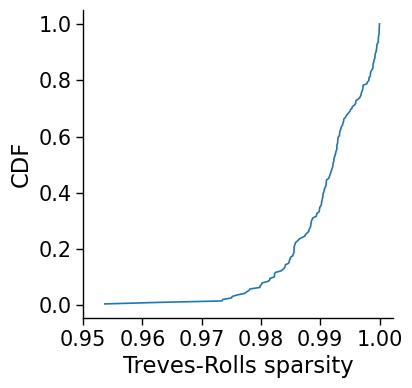
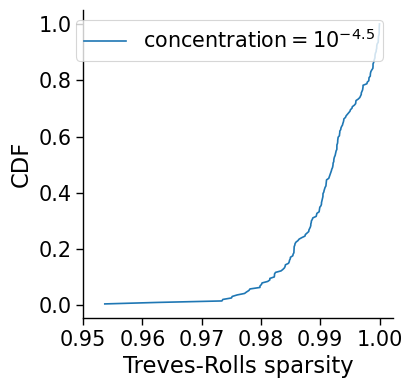
Unified diff of the notebook cell whose output changed from the first chart to the second:
--- before
+++ after
@@ -61,5 +61,6 @@
 cum_frac = np.cumsum(values_sorted) / np.sum(values_sorted)
 plt.figure(figsize=(4, 4))
-plt.plot(values_sorted, cum_frac)
+plt.plot(values_sorted, cum_frac, label='concentration$=10^{-4.5}$')
+plt.legend(frameon=False)
 plt.ylabel("CDF")
 plt.xlabel("Treves-Rolls sparsity")

Commit: model and data sparsity on one plot